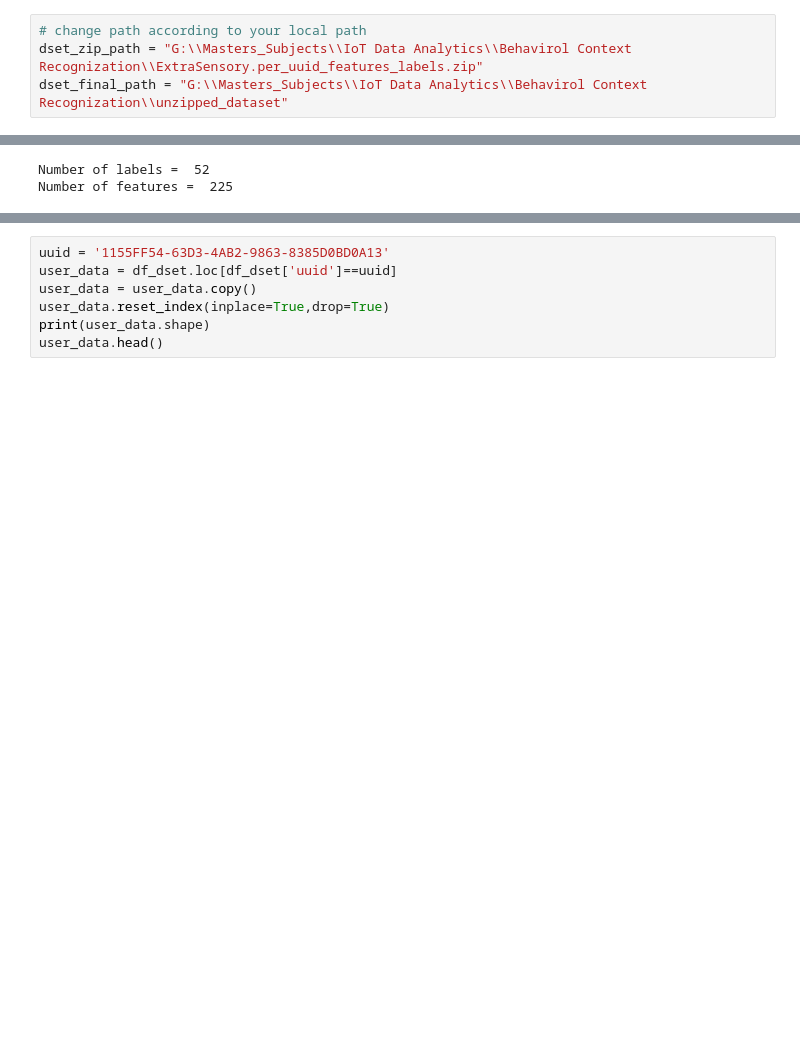
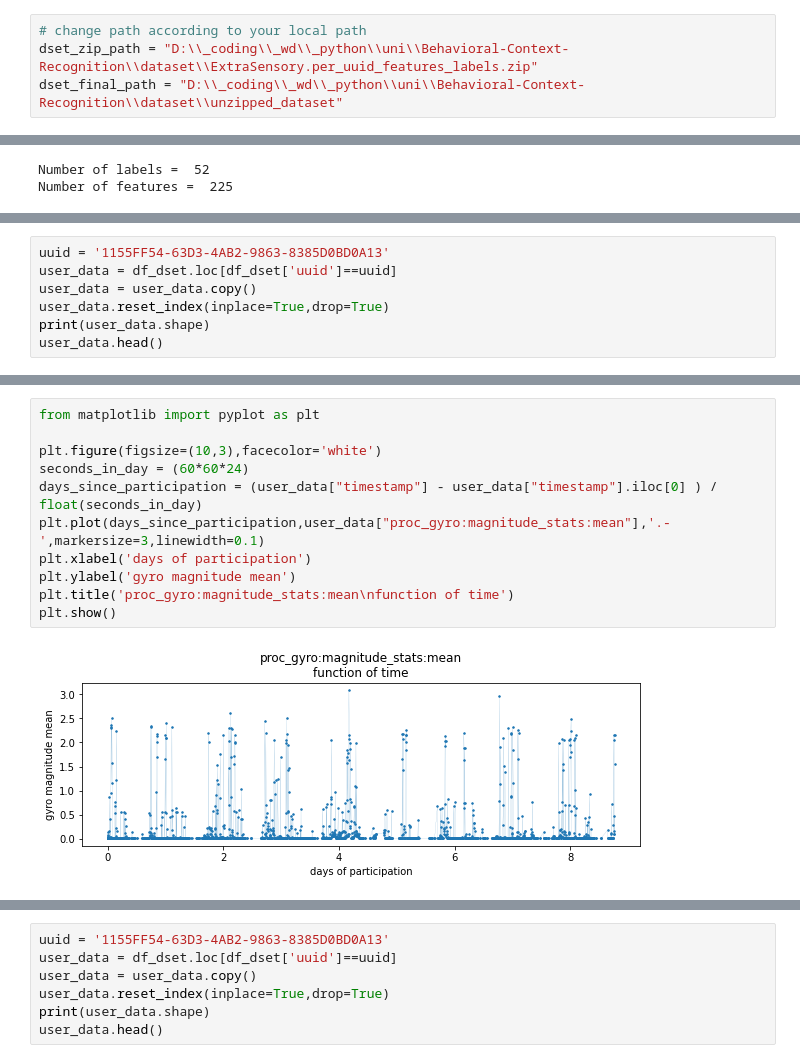
Before and after one commit to MariPS/Behavioral-Context-Recognition, a Jupyter notebook: exploratory-data-analysis.ipynb, the cells around one changed output, grey strips where cells are left out. Drawn from its saved outputs; the diff is of its cells as text; blank space fills up the shorter version.

Commit message:
Update notebooks with gyro analysis and cleaning data

```diff
--- a/exploratory-data-analysis.ipynb
+++ b/exploratory-data-analysis.ipynb
@@ -5,8 +5,8 @@
 Here's the paths to the dataset's zip file and to the directory you want to extract the files:
 # %%
 # change path according to your local path
-dset_zip_path = "G:\\Masters_Subjects\\IoT Data Analytics\\Behavirol Context Recognization\\ExtraSensory.per_uuid_features_labels.zip"
-dset_final_path = "G:\\Masters_Subjects\\IoT Data Analytics\\Behavirol Context Recognization\\unzipped_dataset"
+dset_zip_path = "D:\\_coding\\_wd\\_python\\uni\\Behavioral-Context-Recognition\\dataset\\ExtraSensory.per_uuid_features_labels.zip"
+dset_final_path = "D:\\_coding\\_wd\\_python\\uni\\Behavioral-Context-Recognition\\dataset\\unzipped_dataset"
 # %% [markdown]
 From the main dataset's zip file <code>dset_zip_path</code>, we extract the inner gz files
 (where 1 gz file contains measurements relative to 1 subject). The gz file are extracted to the directory
@@ -87,0 +138,7 @@ for each variable and the correlation between the single variable and the labels
+# %%
+uuid = '1155FF54-63D3-4AB2-9863-8385D0BD0A13'
+user_data = df_dset.loc[df_dset['uuid']==uuid]
+user_data = user_data.copy()
+user_data.reset_index(inplace=True,drop=True)
+print(user_data.shape)
+user_data.head()
@@ -87,0 +154,13 @@ for each variable and the correlation between the single variable and the labels
+# %%
+from matplotlib import pyplot as plt
+
+plt.figure(figsize=(10,3),facecolor='white')
+seconds_in_day = (60*60*24)
+days_since_participation = (user_data["timestamp"] - user_data["timestamp"].iloc[0] ) / float(seconds_in_day)
+plt.plot(days_since_participation,user_data["proc_gyro:magnitude_stats:mean"],'.-',markersize=3,linewidth=0.1)
+plt.xlabel('days of participation')
+plt.ylabel('gyro magnitude mean')
+plt.title('proc_gyro:magnitude_stats:mean\nfunction of time')
+plt.show()
+# %% [output]
+[figure, added]
```
Also changed, not shown: parts of 17 cells of this notebook, 1 other file.
